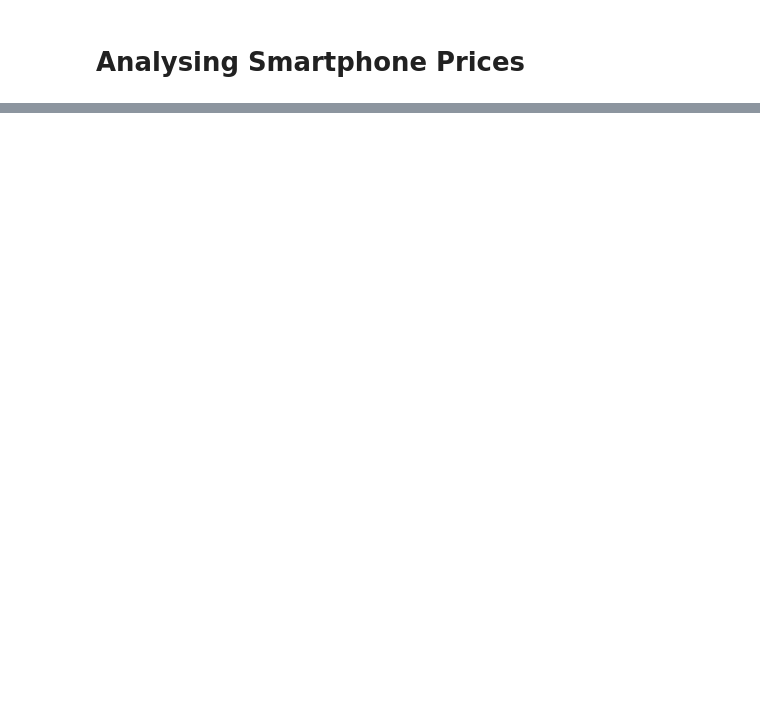
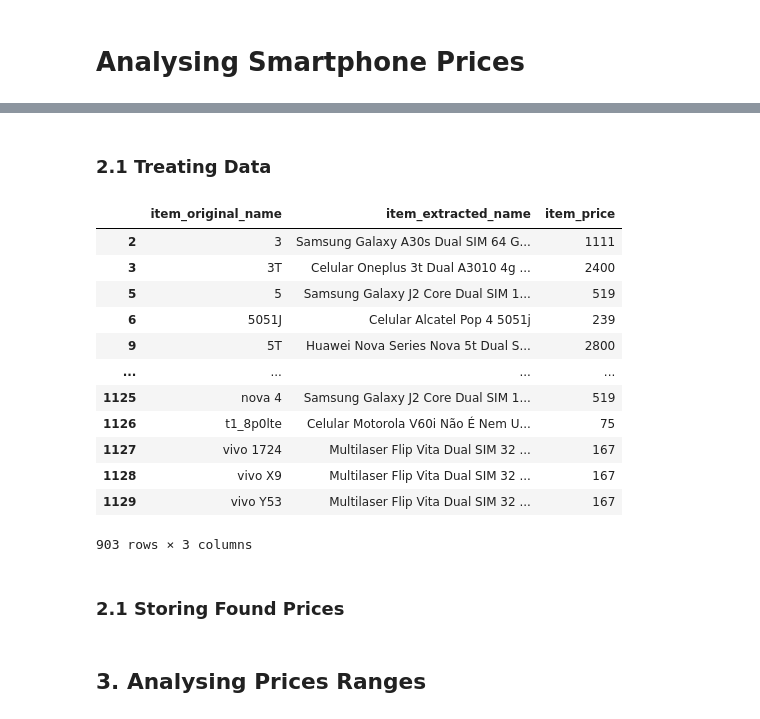
Before and after one commit to thiagolrpinho/phone_prices_crawler, a Jupyter notebook: main.ipynb, the cells around one changed output, grey strips where cells are left out. Saved outputs shown, nothing was run; the diff lists cells and outputs as text; code cells hidden in the pictures; blank space fills up the shorter version.

```diff
--- a/main.ipynb
+++ b/main.ipynb
@@ -2,0 +30,6 @@
+# %%
+RELATIVE_PATH_TO_DATA_FOLDER = './data/'
+filename = 'devices_using_ribonapp_data'
+filename_with_path = RELATIVE_PATH_TO_DATA_FOLDER + filename + '.csv'
+devices_df = pd.read_csv(filename_with_path, skiprows=0, names=['model_name', 'old_price_range'])
+devices_df.info()
@@ -2,0 +48,4 @@
+# %%
+devices_df.drop_duplicates(['model_name'], inplace=True)
+devices_df.dropna(axis=0, inplace=True)
+devices_df.info()
@@ -68 +102,34 @@ memory usage: 200.0+ bytes
 None
+# %% [markdown]
+### 2.1 Treating Data
+# %%
+
+extracted_data.dropna(axis=0, inplace=True)
+item_raw_prices_list = extracted_data['item_price'].to_list()
+item_treated_prices_list = []
+for item_raw_price in item_raw_prices_list:
+    item_price = None
+    if '.' in item_raw_price:
+        thousands_digits, hundreds_digits = item_raw_price.split('.')
+        item_price = int(thousands_digits)*1000 + int(hundreds_digits)
+    else:
+        item_price = int(item_raw_price)
+    item_treated_prices_list.append(item_price)
+extracted_data['item_price'] = item_treated_prices_list
+extracted_data
+# %% [output]
+|  | item_original_name | item_extracted_name | item_price |
+| 2 | 3 | Samsung Galaxy A30s Dual SIM 64 G... | 1111 |
+| 3 | 3T | Celular Oneplus 3t Dual A3010 4g ... | 2400 |
+| 5 | 5 | Samsung Galaxy J2 Core Dual SIM 1... | 519 |
+| 6 | 5051J | Celular Alcatel Pop 4 5051j | 239 |
+| 9 | 5T | Huawei Nova Series Nova 5t Dual S... | 2800 |
+| ... | ... | ... | ... |
+| 1125 | nova 4 | Samsung Galaxy J2 Core Dual SIM 1... | 519 |
+| 1126 | t1_8p0lte | Celular Motorola V60i Não É Nem U... | 75 |
+| 1127 | vivo 1724 | Multilaser Flip Vita Dual SIM 32 ... | 167 |
+| 1128 | vivo X9 | Multilaser Flip Vita Dual SIM 32 ... | 167 |
+| 1129 | vivo Y53 | Multilaser Flip Vita Dual SIM 32 ... | 167 |
+903 rows × 3 columns
+# %% [markdown]
+### 2.1 Storing Found Prices
@@ -68,0 +141,2 @@ None
+# %% [markdown]
+## 3. Analysing Prices Ranges
```
Also changed, not shown: parts of 12 cells of this notebook, 1 other file.
